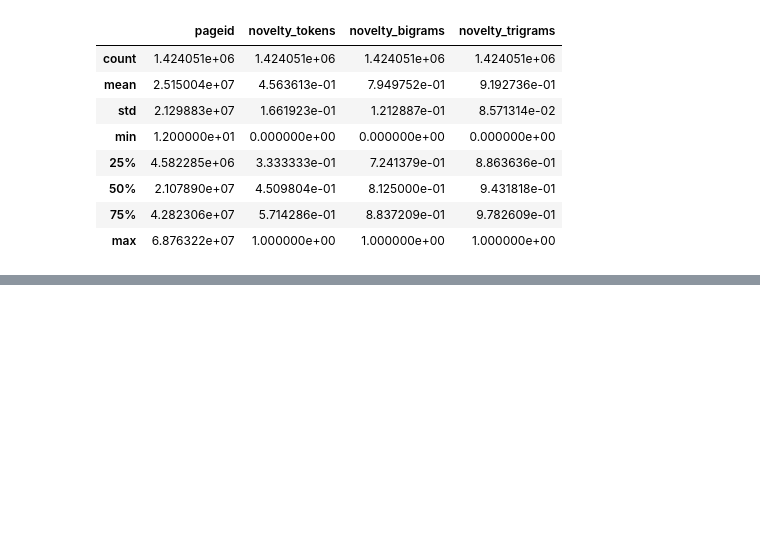
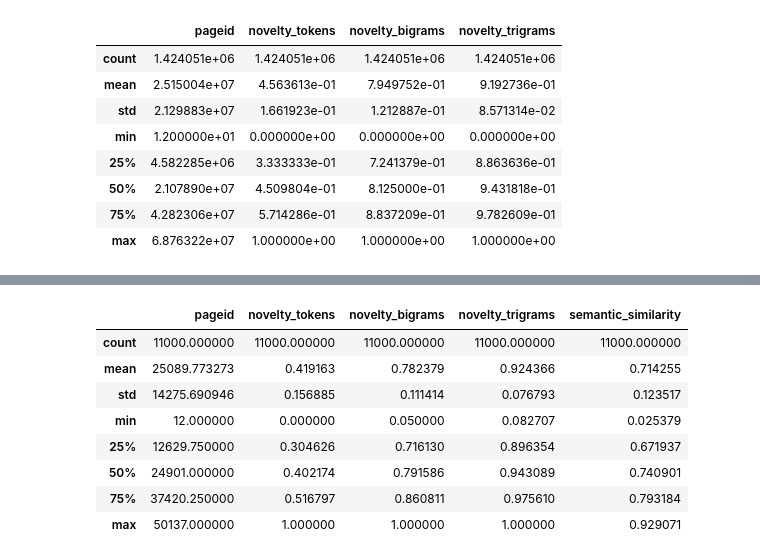
Before and after one commit to IvanRoblesMunoz/document_information_extraction, a Jupyter notebook: notebooks/EDA/02.score-threshold.ipynb, the cells around one changed output, grey strips where cells are left out. Cells and saved outputs as stored; diff of their text form; code cells hidden in the pictures; blank space fills up the shorter version.

```diff
--- a/notebooks/EDA/02.score-threshold.ipynb
+++ b/notebooks/EDA/02.score-threshold.ipynb
@@ -62,0 +88,12 @@ novelty_df.describe()
+# %%
+full_df.describe()
+# %% [output]
+|  | pageid | novelty_tokens | novelty_bigrams | novelty_trigrams | semantic_similarity |
+| count | 11000.000000 | 11000.000000 | 11000.000000 | 11000.000000 | 11000.000000 |
+| mean | 25089.773273 | 0.419163 | 0.782379 | 0.924366 | 0.714255 |
+| std | 14275.690946 | 0.156885 | 0.111414 | 0.076793 | 0.123517 |
+| min | 12.000000 | 0.000000 | 0.050000 | 0.082707 | 0.025379 |
+| 25% | 12629.750000 | 0.304626 | 0.716130 | 0.896354 | 0.671937 |
+| 50% | 24901.000000 | 0.402174 | 0.791586 | 0.943089 | 0.740901 |
+| 75% | 37420.250000 | 0.516797 | 0.860811 | 0.975610 | 0.793184 |
+| max | 50137.000000 | 1.000000 | 1.000000 | 1.000000 | 0.929071 |
```
Also changed, not shown: parts of 11 cells of this notebook, 3 other files.
